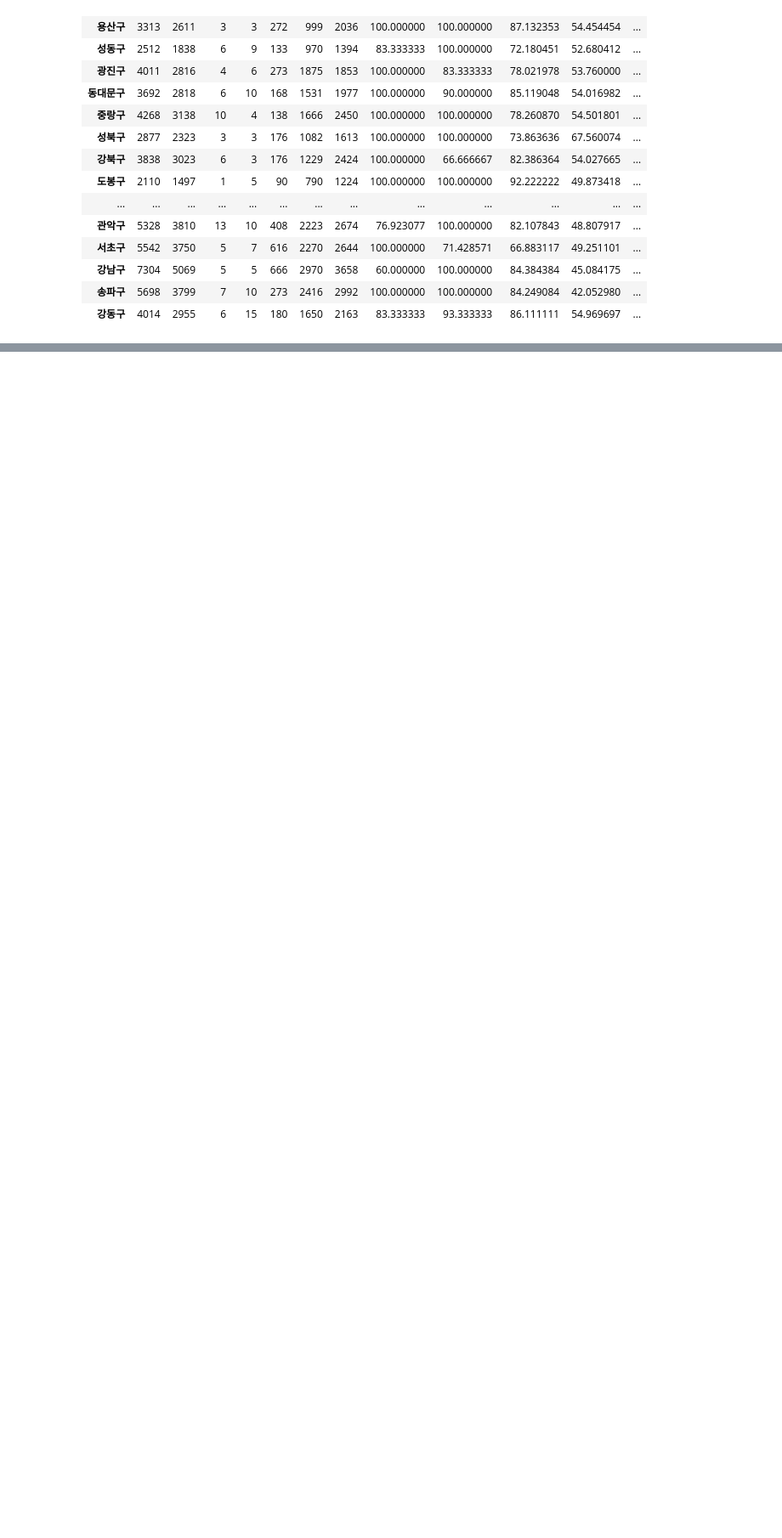
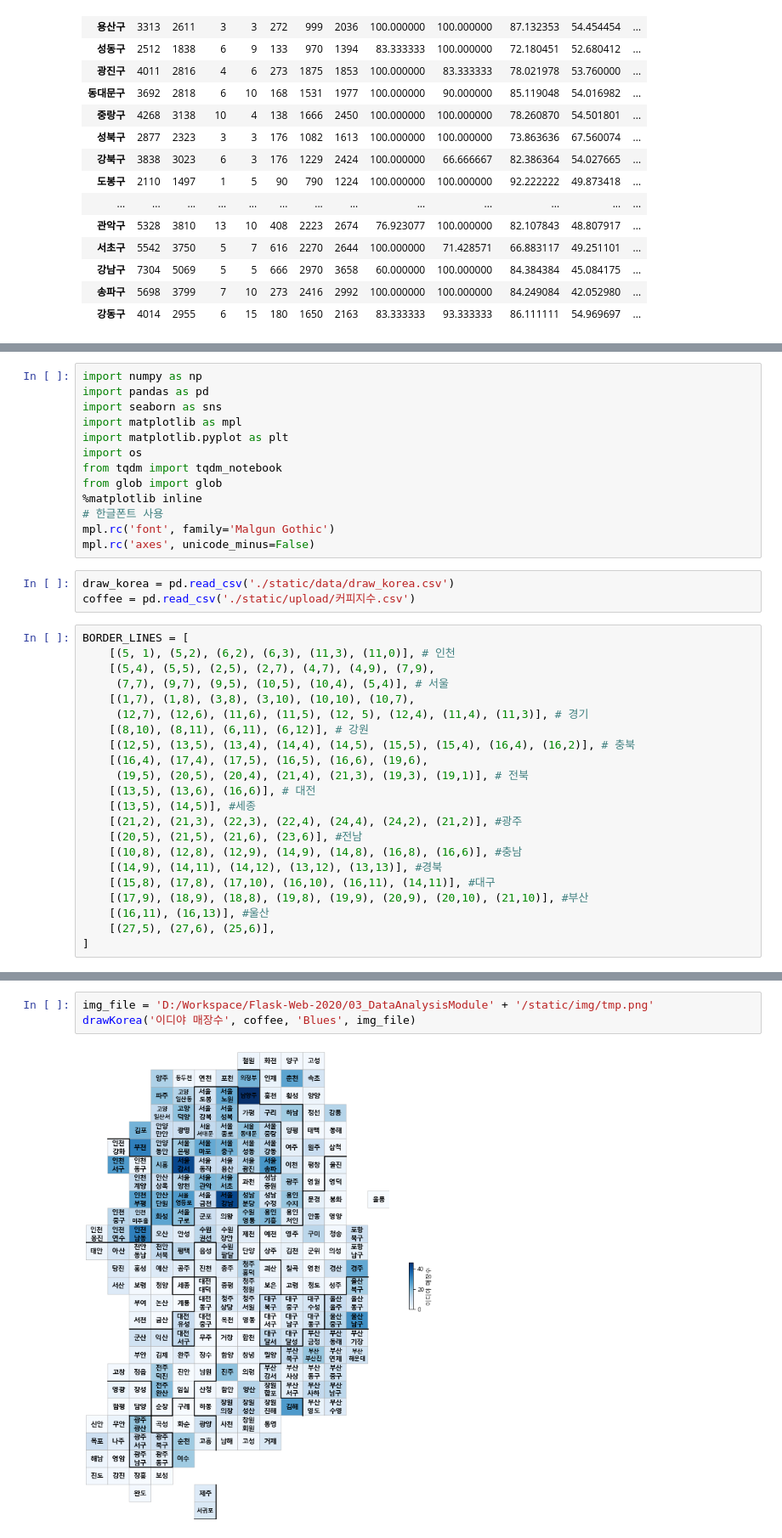
Before and after one commit to YeongilK/Python-flask-web-2020, a Jupyter notebook: 03_DataAnalysisModule/tmp.ipynb, the cells around one changed output, grey strips where cells are left out. Shown at 85% size. Saved outputs shown, nothing was run; the diff lists cells and outputs as text; blank space fills up the shorter version.

```diff
--- a/03_DataAnalysisModule/tmp.ipynb
+++ b/03_DataAnalysisModule/tmp.ipynb
@@ -102,0 +115,38 @@ crime
+# %%
+import numpy as np
+import pandas as pd
+import seaborn as sns
+import matplotlib as mpl
+import matplotlib.pyplot as plt
+import os
+from tqdm import tqdm_notebook
+from glob import glob
+%matplotlib inline
+# 한글폰트 사용
+mpl.rc('font', family='Malgun Gothic')
+mpl.rc('axes', unicode_minus=False)
+# %%
+draw_korea = pd.read_csv('./static/data/draw_korea.csv')
+coffee = pd.read_csv('./static/upload/커피지수.csv')
+# %%
+BORDER_LINES = [
+    [(5, 1), (5,2), (6,2), (6,3), (11,3), (11,0)], # 인천
+    [(5,4), (5,5), (2,5), (2,7), (4,7), (4,9), (7,9),
+     (7,7), (9,7), (9,5), (10,5), (10,4), (5,4)], # 서울
+    [(1,7), (1,8), (3,8), (3,10), (10,10), (10,7),
+     (12,7), (12,6), (11,6), (11,5), (12, 5), (12,4), (11,4), (11,3)], # 경기
+    [(8,10), (8,11), (6,11), (6,12)], # 강원
+    [(12,5), (13,5), (13,4), (14,4), (14,5), (15,5), (15,4), (16,4), (16,2)], # 충북
+    [(16,4), (17,4), (17,5), (16,5), (16,6), (19,6),
+     (19,5), (20,5), (20,4), (21,4), (21,3), (19,3), (19,1)], # 전북
+    [(13,5), (13,6), (16,6)], # 대전
+    [(13,5), (14,5)], #세종
+    [(21,2), (21,3), (22,3), (22,4), (24,4), (24,2), (21,2)], #광주
+    [(20,5), (21,5), (21,6), (23,6)], #전남
+    [(10,8), (12,8), (12,9), (14,9), (14,8), (16,8), (16,6)], #충남
+    [(14,9), (14,11), (14,12), (13,12), (13,13)], #경북
+    [(15,8), (17,8), (17,10), (16,10), (16,11), (14,11)], #대구
+    [(17,9), (18,9), (18,8), (19,8), (19,9), (20,9), (20,10), (21,10)], #부산
+    [(16,11), (16,13)], #울산
+    [(27,5), (27,6), (25,6)],
+]
@@ -102,0 +198,5 @@ crime
+# %%
+img_file = 'D:/Workspace/Flask-Web-2020/03_DataAnalysisModule' + '/static/img/tmp.png'
+drawKorea('이디야 매장수', coffee, 'Blues', img_file)
+# %% [output]
+[figure, added]
```
Also changed, not shown: parts of 4 cells of this notebook.
